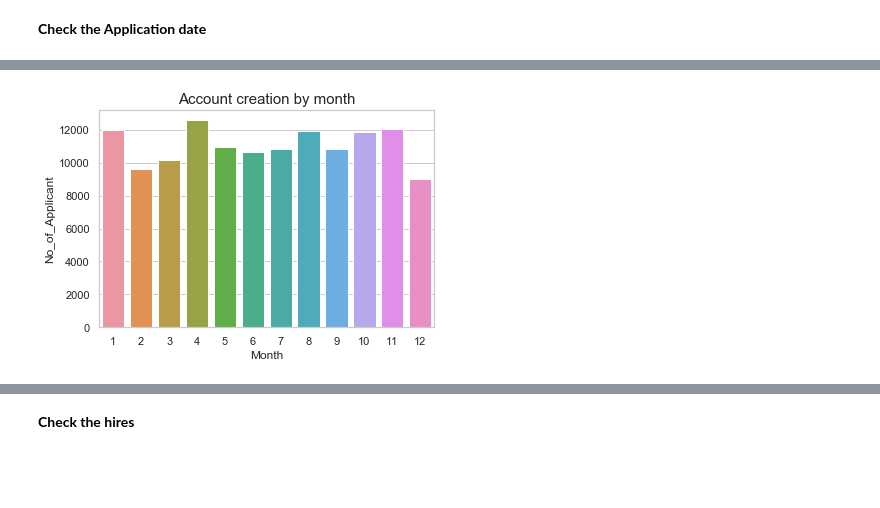
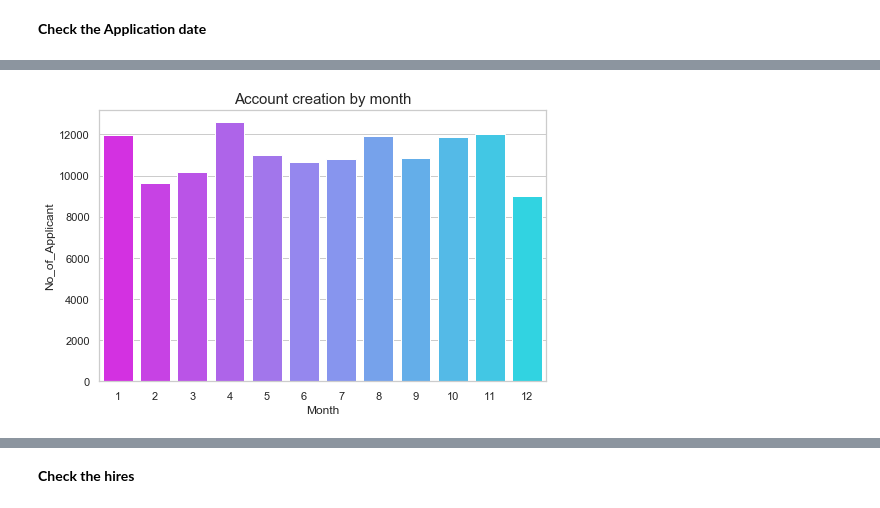
Before and after one commit to vivekbp1994/Teradata, a Jupyter notebook: EDA/EDA1 - Understanding the files- Contacts.ipynb, the cells around one changed output, grey strips where cells are left out. Drawn from its saved outputs; the diff is of its cells as text; code cells hidden in the pictures; blank space fills up the shorter version.

```diff
--- a/EDA/EDA1 - Understanding the files- Contacts.ipynb
+++ b/EDA/EDA1 - Understanding the files- Contacts.ipynb
@@ -201,0 +221,27 @@ plt.show()
+# %%
+#camp=df[['vr__Mail_Date__c','vr__Clicked__c','vr__Opened__c','vr__Sent__c','vr__Bounced__c']]
+#camp['vr__Mail_Date__c']=pd.to_datetime(camp['vr__Mail_Date__c'])
+df_filt['Created_date_new'] = df_filt['CreatedDate'].apply(lambda dt: dt.replace(day=1))
+df_filt['Created_date_new']=df_filt['Created_date_new'].dt.date
+df_filt.sort_values(by=['Created_date_new'],ascending=True,inplace=True)
+
+#mnth=df_filt.groupby(['Created_date_new']).sum()
+#mnth.reset_index(inplace=True)
+
+# PLOTTING
+# Initialize the matplotlib figure
+f, ax = plt.subplots(figsize=(20, 6))
+
+# Plot the total items per category
+sns.set_color_codes("pastel")
+sns.barplot(x="index", y='Created_date_new', data=df_filt['Created_date_new'].value_counts().sort_index().reset_index(),
+            label="# Items", color="g")
+
+# Add a legend and informative axis label
+ax.set( ylabel="# of Applicant", title='# Applicant account creation by Month and Year',
+       xlabel="Date")
+
+x_dates = pd.to_datetime(df_filt['Created_date_new']).dt.strftime('%Y-%b').unique()
+ax.set_xticklabels(labels=x_dates,rotation=90)
+
+plt.show()
@@ -202,8 +267,9 @@ plt.show()
 # %%
 m10 = df_filt['Created_month'].value_counts().reset_index().rename(columns={'index': 'Month', 'Created_month':'No_of_Applicant'})
-ax = sns.barplot(x="Month", y="No_of_Applicant", data=m10)
+f, ax = plt.subplots(figsize=(8, 5))
+ax = sns.barplot(x="Month", y="No_of_Applicant", data=m10,palette='cool_r')
 ax.set_xticklabels(ax.get_xticklabels(),rotation=0)
 ax.set_title('Account creation by month', fontsize=15)
 plt.show()
 # %% [output]
-[figure, old version]
+[figure, new version]
```
Also changed, not shown: parts of 17 cells of this notebook, 6 other files.
